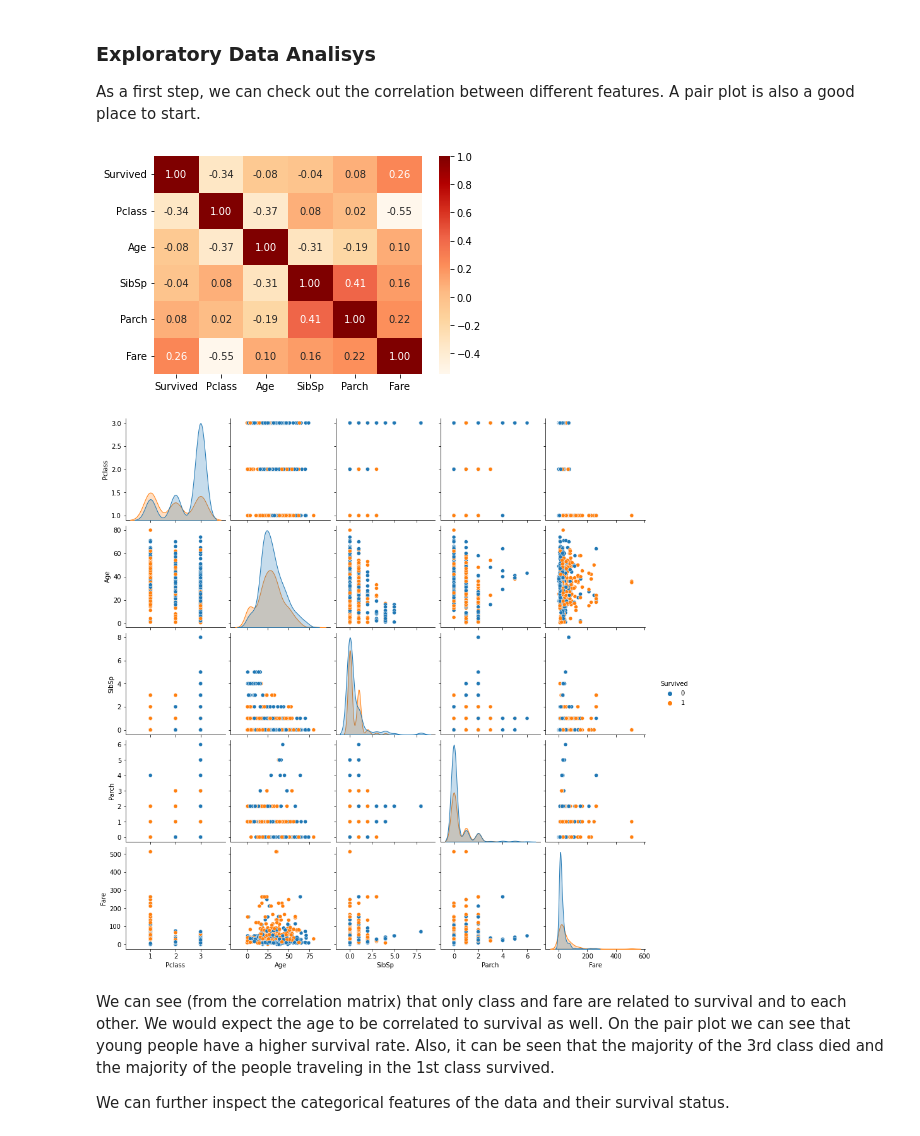
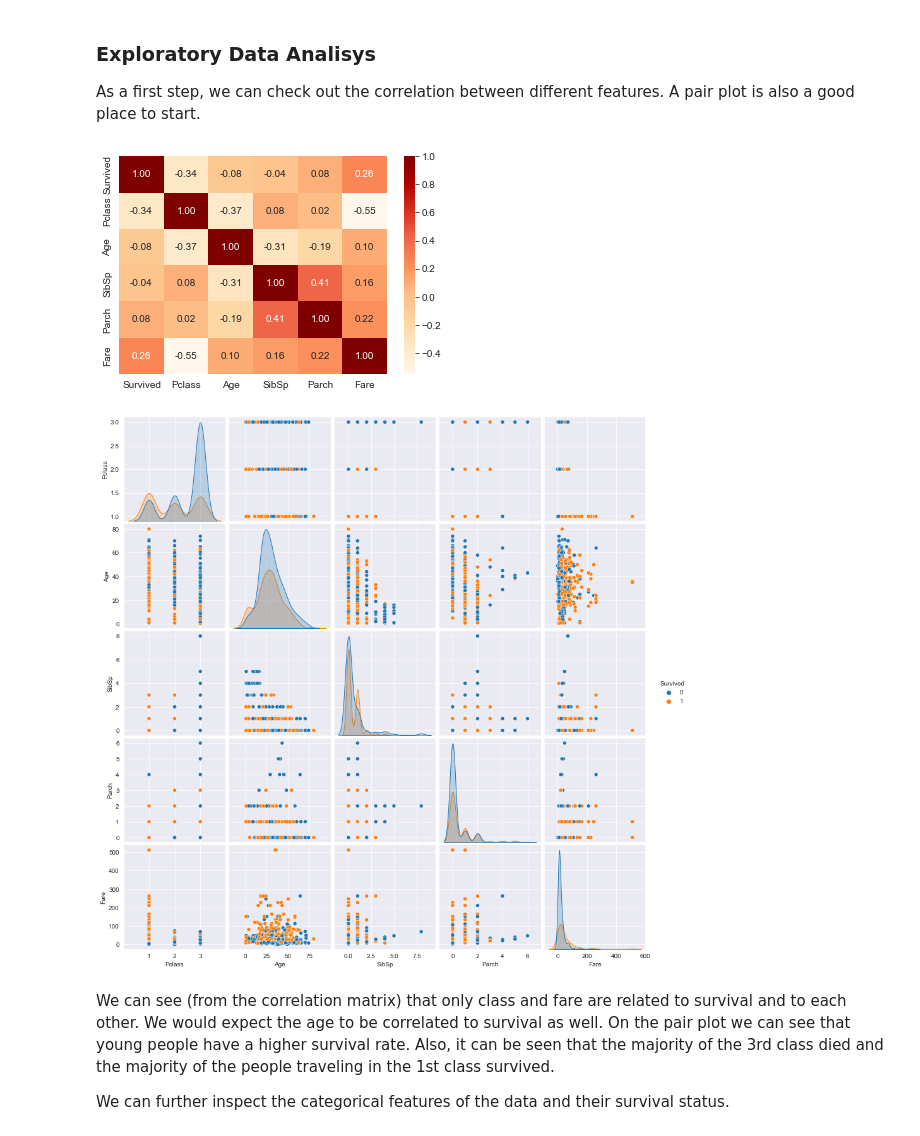
Before and after one commit to zele95/Kaggle_Titanic_ML, a Jupyter notebook: main.ipynb, the cells around one changed output. Cells and saved outputs as stored; diff of their text form; code cells hidden in the pictures.

```diff
--- a/main.ipynb
+++ b/main.ipynb
@@ -111,16 +112,18 @@ Name: Ticket, Length: 681, dtype: int64
 
 As a first step, we can check out the correlation between different features. A pair plot is also a good place to start.
 # %%
+sns.set_style('darkgrid')
+
 # correlation matrix
 sns.heatmap(df_train.drop(columns = ['PassengerId'],axis = 1).corr(),cmap='OrRd',annot=True,fmt=".2f")
 plt.show()
 
 # pair plot
 sns.pairplot(df_train.drop(columns = ['PassengerId'],axis = 1),hue = 'Survived')
 plt.show()
 # %% [output]
-[figure, old version]
+[figure, new version]
-[figure, old version]
+[figure, new version]
 # %% [markdown]
 We can see (from the correlation matrix) that only class and fare are related to survival and to each other. We would expect the age to be correlated to survival as well. On the pair plot we can see that young people have a higher survival rate. Also, it can be seen that the majority of the 3rd class died and the majority of the people traveling in the 1st class survived.
 
```
Also changed, not shown: parts of 49 cells of this notebook, 3 other files.
